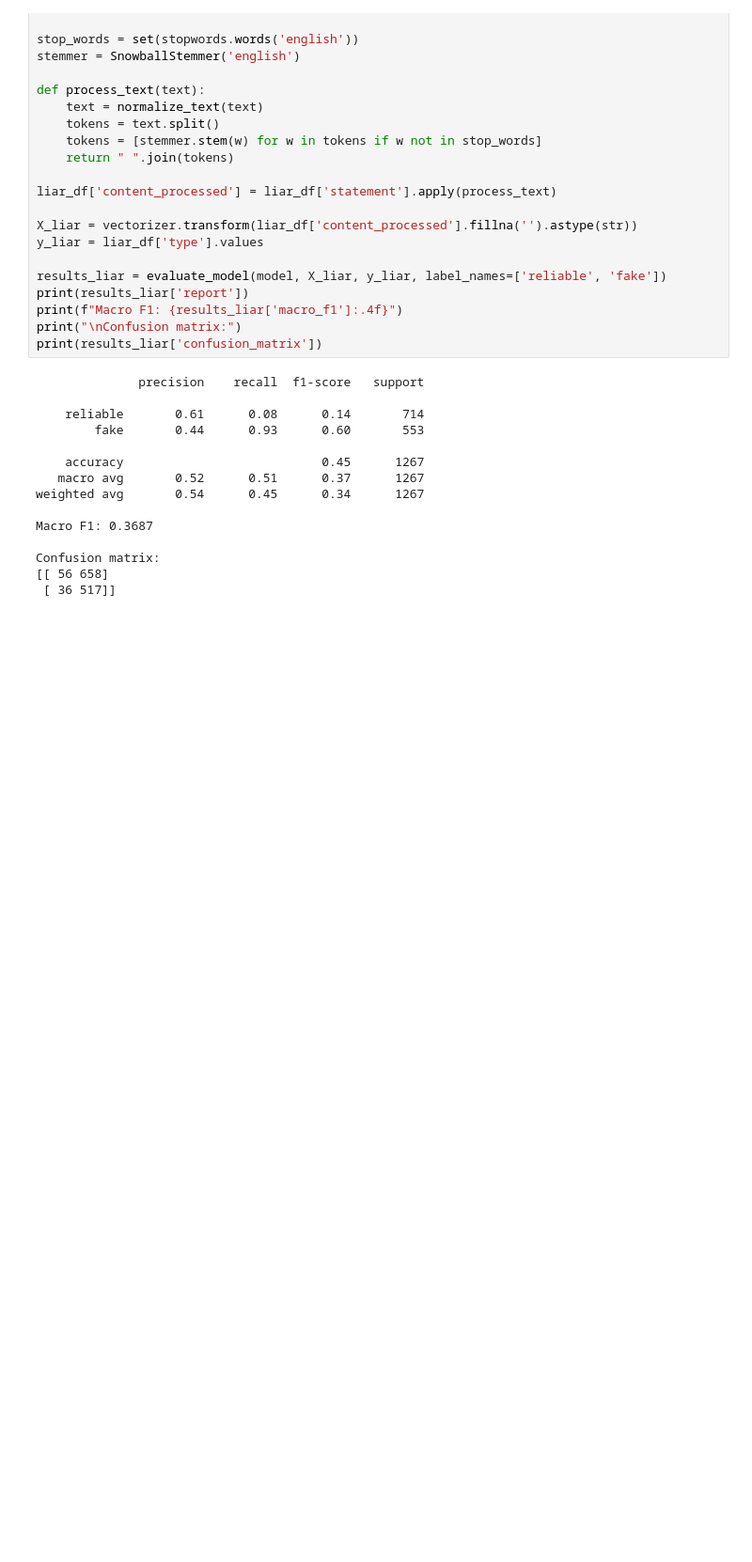
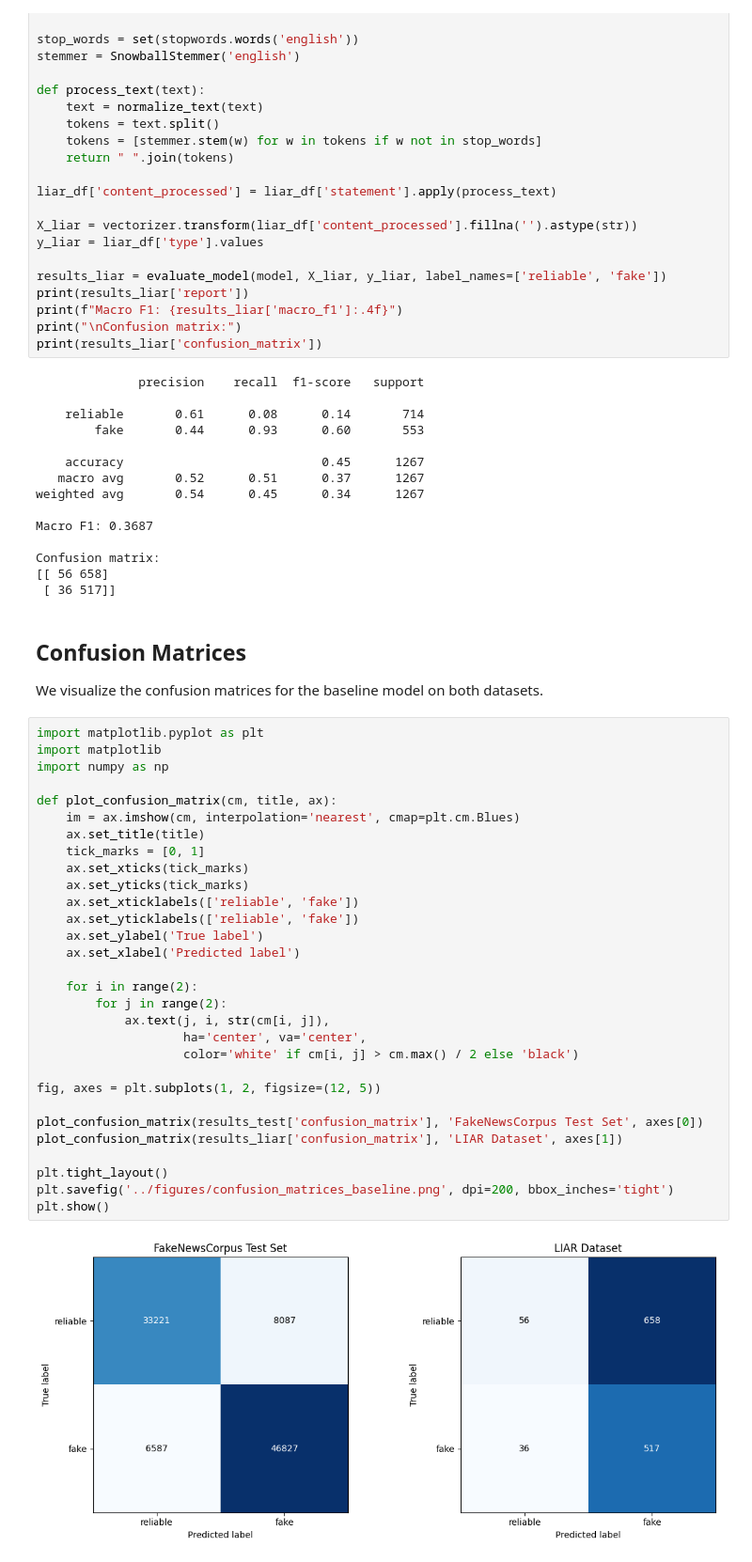
Before and after one commit to mathiaswela/fake-news-group-project, a Jupyter notebook: notebooks/04_evaluation_andreas.ipynb, the cells around one changed output. Shown at 94% size. Saved outputs shown, nothing was run; the diff lists cells and outputs as text; blank space fills up the shorter version.

Commit message:
fix: save evaluation notebook with confusion matrix output

```diff
--- a/notebooks/04_evaluation_andreas.ipynb
+++ b/notebooks/04_evaluation_andreas.ipynb
@@ -191,3 +191,38 @@ Macro F1: 0.3687
 Confusion matrix:
 [[ 56 658]
  [ 36 517]]
+# %% [markdown]
+## Confusion Matrices
+We visualize the confusion matrices for the baseline model on both datasets.
+# %%
+import matplotlib.pyplot as plt
+import matplotlib
+import numpy as np
+
+def plot_confusion_matrix(cm, title, ax):
+    im = ax.imshow(cm, interpolation='nearest', cmap=plt.cm.Blues)
+    ax.set_title(title)
+    tick_marks = [0, 1]
+    ax.set_xticks(tick_marks)
+    ax.set_yticks(tick_marks)
+    ax.set_xticklabels(['reliable', 'fake'])
+    ax.set_yticklabels(['reliable', 'fake'])
+    ax.set_ylabel('True label')
+    ax.set_xlabel('Predicted label')
+
+    for i in range(2):
+        for j in range(2):
+            ax.text(j, i, str(cm[i, j]),
+                    ha='center', va='center',
+                    color='white' if cm[i, j] > cm.max() / 2 else 'black')
+
+fig, axes = plt.subplots(1, 2, figsize=(12, 5))
+
+plot_confusion_matrix(results_test['confusion_matrix'], 'FakeNewsCorpus Test Set', axes[0])
+plot_confusion_matrix(results_liar['confusion_matrix'], 'LIAR Dataset', axes[1])
+
+plt.tight_layout()
+plt.savefig('../figures/confusion_matrices_baseline.png', dpi=200, bbox_inches='tight')
+plt.show()
+# %% [output]
+[figure, added]
```
